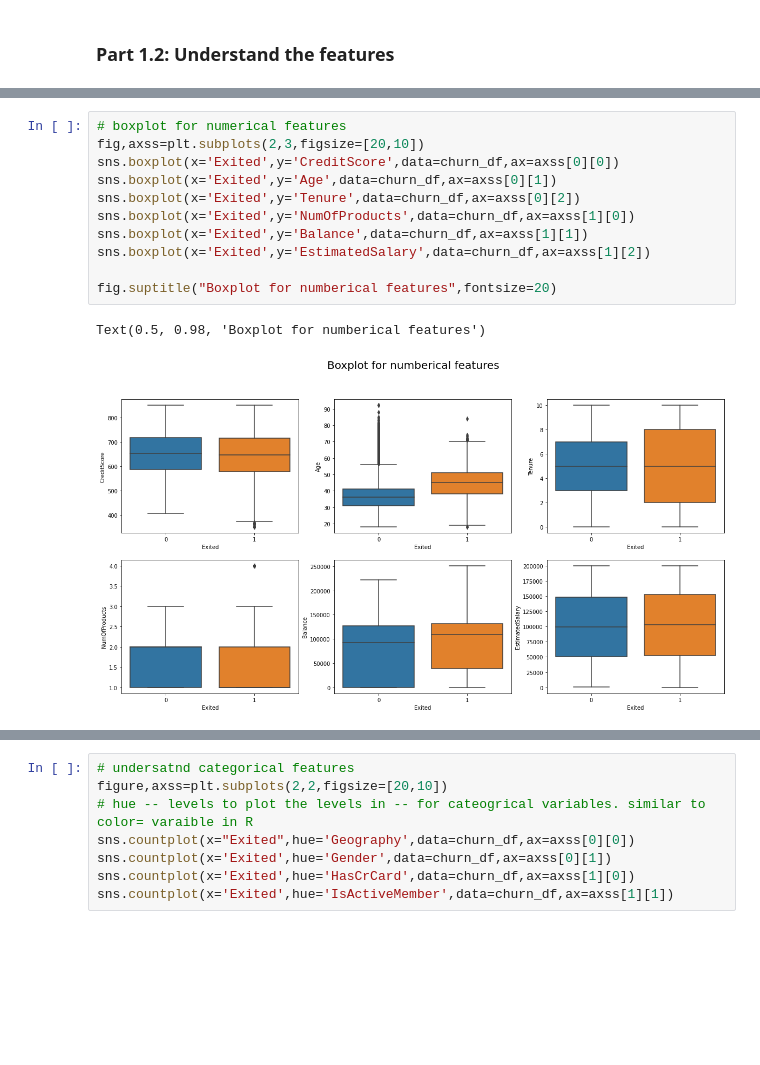
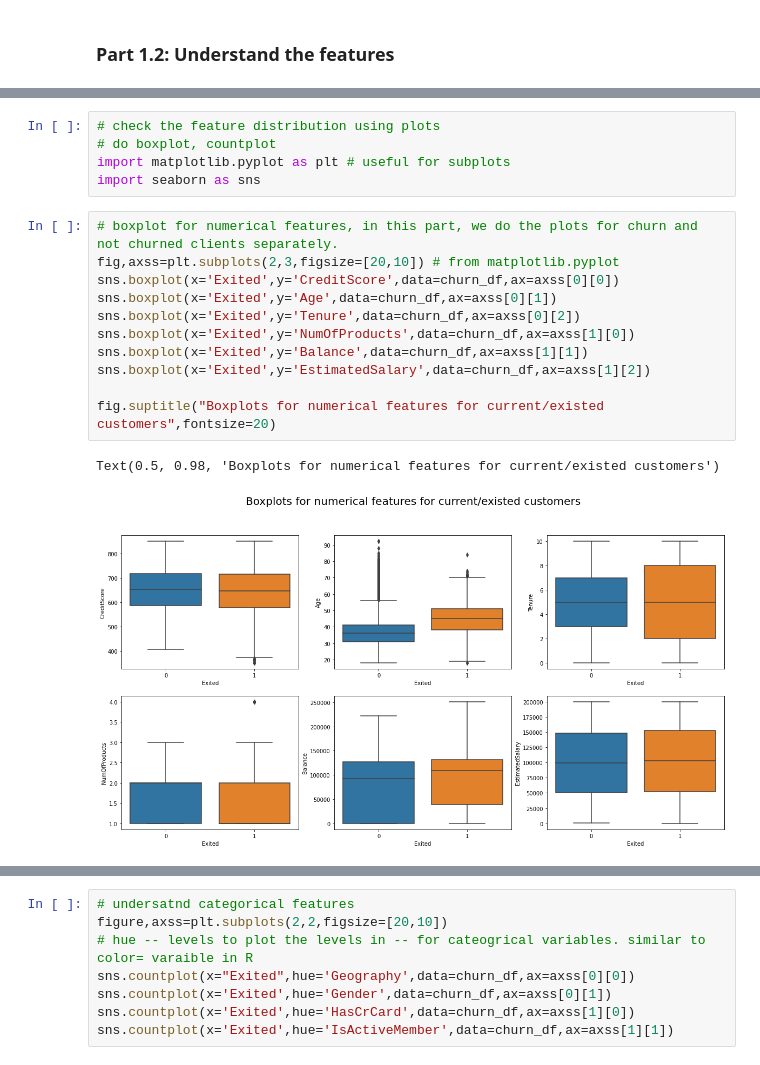
Before and after one commit to sherryzhou0201/Industry-related-projects, a Jupyter notebook: Churn_Supervised_Learning_Project_Sherry.ipynb, the cells around one changed output, grey strips where cells are left out. Saved outputs shown, nothing was run; the diff lists cells and outputs as text; blank space fills up the shorter version.

```diff
--- a/Churn_Supervised_Learning_Project_Sherry.ipynb
+++ b/Churn_Supervised_Learning_Project_Sherry.ipynb
@@ -217,14 +157,19 @@ import seaborn as sns
+# %%
+# check the feature distribution using plots
+# do boxplot, countplot
+import matplotlib.pyplot as plt # useful for subplots
+import seaborn as sns
 # %%
-# boxplot for numerical features
-fig,axss=plt.subplots(2,3,figsize=[20,10])
+# boxplot for numerical features, in this part, we do the plots for churn and not churned clients separately.
+fig,axss=plt.subplots(2,3,figsize=[20,10]) # from matplotlib.pyplot
 sns.boxplot(x='Exited',y='CreditScore',data=churn_df,ax=axss[0][0])
 sns.boxplot(x='Exited',y='Age',data=churn_df,ax=axss[0][1])
 sns.boxplot(x='Exited',y='Tenure',data=churn_df,ax=axss[0][2])
 sns.boxplot(x='Exited',y='NumOfProducts',data=churn_df,ax=axss[1][0])
 sns.boxplot(x='Exited',y='Balance',data=churn_df,ax=axss[1][1])
 sns.boxplot(x='Exited',y='EstimatedSalary',data=churn_df,ax=axss[1][2])
 
-fig.suptitle("Boxplot for numberical features",fontsize=20)
+fig.suptitle("Boxplots for numerical features for current/existed customers",fontsize=20)
 # %% [output]
-Text(0.5, 0.98, 'Boxplot for numberical features')
+Text(0.5, 0.98, 'Boxplots for numerical features for current/existed customers')
-[figure, old version]
+[figure, new version]
```
Also changed, not shown: parts of 77 cells of this notebook.
